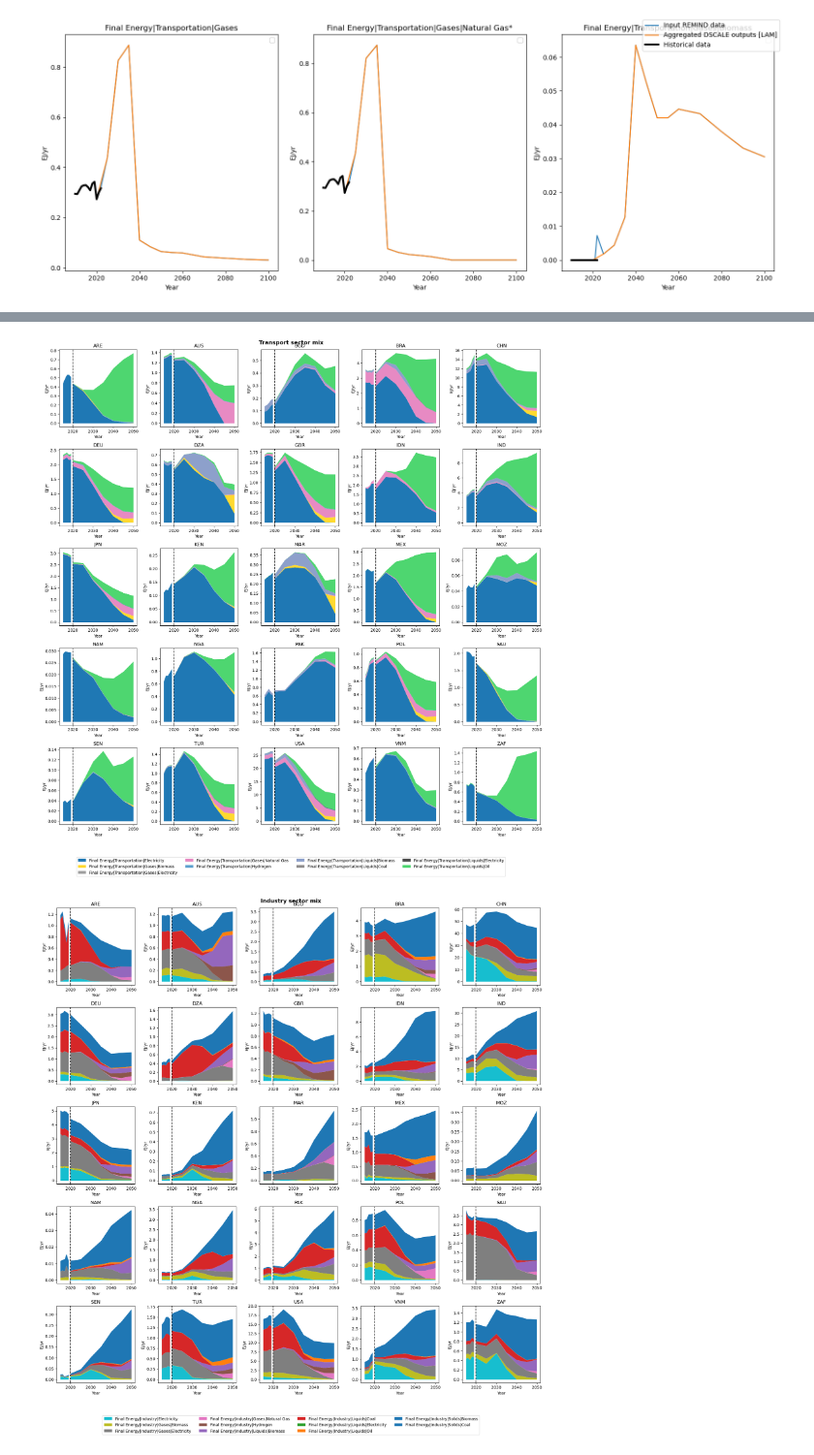
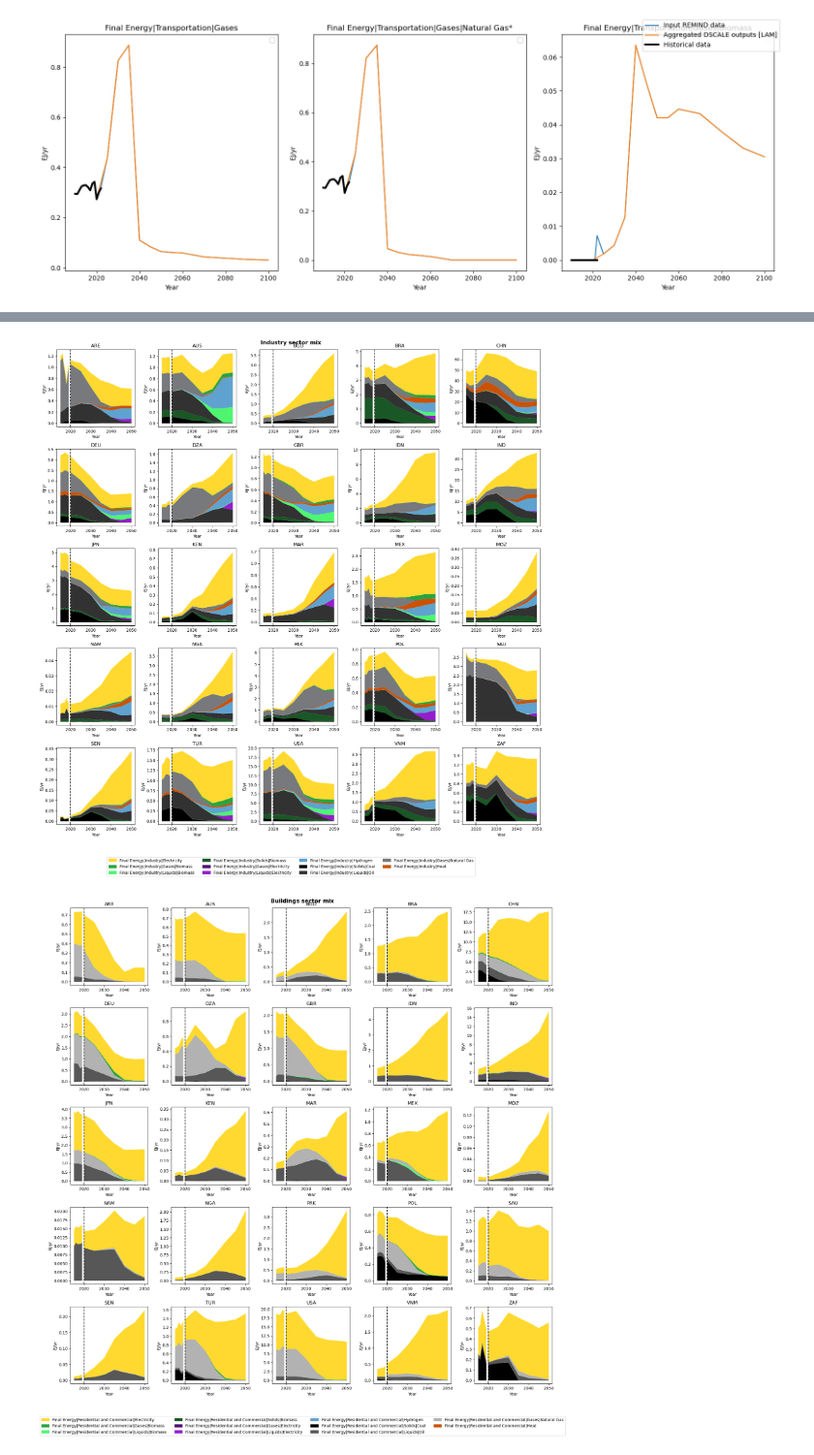
Before and after one commit to fabiosferra/DSCALE, a Jupyter notebook: notebook/explore_enduse.ipynb, the cells around one changed output, grey strips where cells are left out. Shown at 97% size. Saved outputs shown, nothing was run; the diff lists cells and outputs as text; code cells hidden in the pictures.

```diff
--- a/notebook/explore_enduse.ipynb
+++ b/notebook/explore_enduse.ipynb
@@ -692,0 +542,6 @@ plt.tight_layout()
+# %%
+tnd_losses = dscale_results.divide(
+    'Final Energy|Electricity',
+    'Secondary Energy|Electricity',
+    'Transmission Losses'
+).timeseries
@@ -692,0 +564,2 @@ plt.tight_layout()
+# %%
+problem_isos = tnd_losses.loc[(tnd_losses.loc[:,2030:]>1).any(axis=1)].loc[isin(region=IKEA_ISOS)].pix.project('region').index
@@ -703,26 +627,25 @@ transport_mix_variable = [
  'Final Energy|Transportation|Liquids|Oil'
  ]
 # %%
-color_map = {
-    'Final Energy|Transportation|Electricity': "#4ed670",
-    'Final Energy|Transportation|Gases|Biomass': '#4d4d4d',
-    'Final Energy|Transportation|Gases|Electricity': "#908E8E",
-    'Final Energy|Transportation|Gases|Natural Gas': '#8da0cb',
+transport_color_map = {
+    'Final Energy|Transportation|Electricity': "#ffd92f",
+    'Final Energy|Transportation|Gases|Biomass': "#28a441",
+    'Final Energy|Transportation|Gases|Electricity': "#500e6f",
+    'Final Energy|Transportation|Gases|Natural Gas': "#77797c",
     'Final Energy|Transportation|Hydrogen': "#5fa2cf",
-    'Final Energy|Transportation|Liquids|Biomass': '#e78ac3',
-    'Final Energy|Transportation|Liquids|Coal': "#9F9F9F",
-    'Final Energy|Transportation|Liquids|Electricity': '#ffd92f',
-    'Final Energy|Transportation|Liquids|Oil': '#1f78b4',
-    # 'Secondary Energy|Electricity|Non-Biomass Renewables': '#ffd92f',
-    # 'Secondary Energy|Electricity|Hydrogen': "#d30985",
+    'Final Energy|Transportation|Liquids|Biomass': '#4ef670',
+    # 'Final Energy|Transportation|Liquids|Coal': "#9F9F9F",
+    'Final Energy|Transportation|Liquids|Electricity': "#941dcc",
+    'Final Energy|Transportation|Liquids|Oil': "#202020"
 }
 
 hatch = {
     'v0.0__REMIND-MAgPIE 2.1-4.3__DeepElec_SSP2_ HighRE_Budg900' : '//'
 }
 
-linestyle = {
-    'Secondary Energy|Electricity|Gas' : '--'
-}
+transport_legend_key = []
+for color in transport_color_map.keys():
+    transport_legend_key.append(mpatches.Patch(label=color,color=transport_color_map[color]))
 
-pyam.run_control().update({"color": {"variable": color_map}, "hatch" : {"scenario" : hatch}})
+
+pyam.run_control().update({"color": {"variable": transport_color_map}, "hatch" : {"scenario" : hatch}})
@@ -755,13 +760,13 @@ for count, ax in enumerate(axes.ravel()):
     dscale_results.filter(
         scenario='NPE-core',
         region=IKEA_ISOS[count],
-        variable=transport_mix_variable,
+        variable=industry_mix_variable,
         year = year_proj
     ).plot.stack(ax=ax,)
 
     hist_data_iea.filter(
         region=IKEA_ISOS[count],
-        variable=transport_mix_variable,
+        variable=industry_mix_variable,
         year=[2015, 2016, 2017, 2018, 2019]
     ).plot.stack(ax=ax)
 
@@ -771,8 +776,9 @@ for count, ax in enumerate(axes.ravel()):
 
 # ax.legend(ncols=4,loc='center',bbox_to_anchor=[0.5,-0.05])
 
-f.suptitle('Transport sector mix',fontsize=14,fontweight='bold')
-f.legend(transport_mix_variable,ncols=4,loc='center',bbox_to_anchor=[0.5,-0.05])
+f.suptitle('Industry sector mix',fontsize=14,fontweight='bold')
+f.legend(industry_legend_key,[l.get_label() for l in industry_legend_key],ncols=4,loc='center',bbox_to_anchor=[0.5,-0.05])
+
 plt.tight_layout()
 # %% [output]
-[figure, old version]
+[figure, new version]
@@ -808,35 +840,35 @@ year_proj = [2020,
 #  2090,
 #  2095,
 #  2100
  ]
 
 f, axes = plt.subplots(nrows=5, ncols=5, figsize=(18, 18))
 
 # colors = [color_map[v] for v in power_mix_var]
 
 for count, ax in enumerate(axes.ravel()):
 
     dscale_results.filter(
         scenario='NPE-core',
         region=IKEA_ISOS[count],
-        variable=industry_mix_variable,
+        variable=buildings_mix_variable,
         year = year_proj
     ).plot.stack(ax=ax,)
 
     hist_data_iea.filter(
         region=IKEA_ISOS[count],
-        variable=industry_mix_variable,
+        variable=buildings_mix_variable,
         year=[2015, 2016, 2017, 2018, 2019]
     ).plot.stack(ax=ax)
 
     ax.axvline(x=2020, color='k', ls='--')
     ax.set_title(IKEA_ISOS[count])
     ax.legend().remove()
 
 # ax.legend(ncols=4,loc='center',bbox_to_anchor=[0.5,-0.05])
 
-f.suptitle('Industry sector mix',fontsize=14,fontweight='bold')
-f.legend(industry_mix_variable,ncols=4,loc='center',bbox_to_anchor=[0.5,-0.05])
+f.suptitle('Buildings sector mix',fontsize=14,fontweight='bold')
+f.legend(buildings_legend_key,[l.get_label() for l in buildings_legend_key],ncols=4,loc='center',bbox_to_anchor=[0.5,-0.05])
 plt.tight_layout()
 # %% [output]
-[figure, old version]
+[figure, new version]
```
Also changed, not shown: parts of 69 cells of this notebook, 3 other files.
